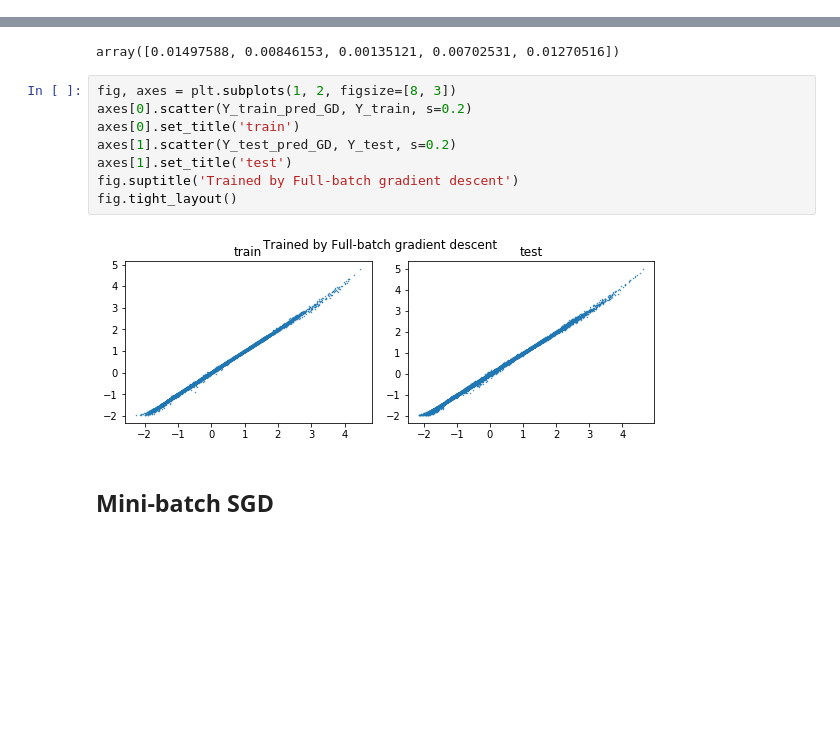
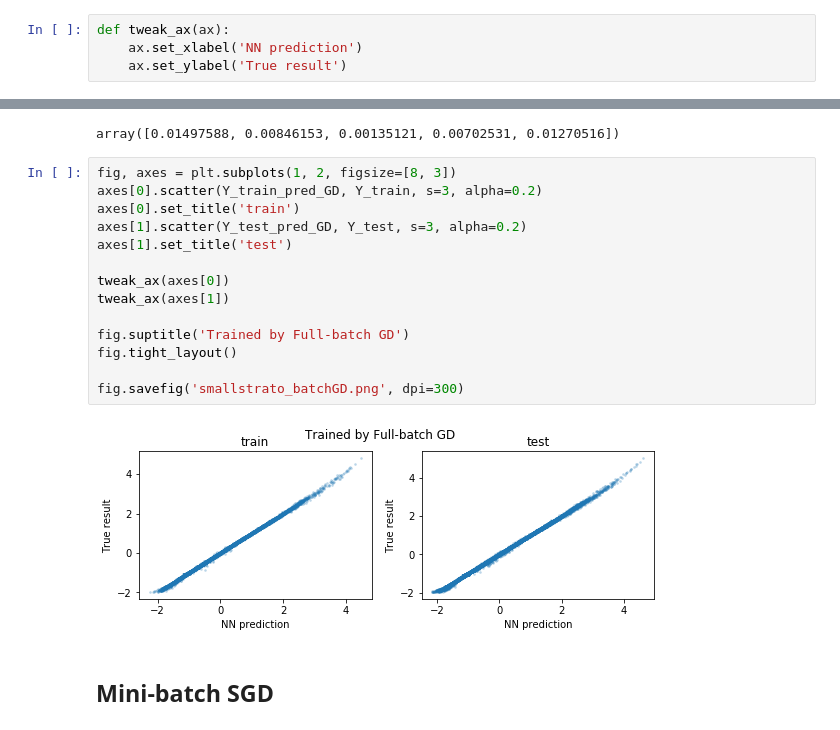
Before and after one commit to JiaweiZhuang/KPP, a Jupyter notebook: my_tests/small_strato/for-final-report.ipynb, the cells around one changed output, grey strips where cells are left out. Cells and saved outputs as stored; diff of their text form; blank space fills up the shorter version.

```diff
--- a/my_tests/small_strato/for-final-report.ipynb
+++ b/my_tests/small_strato/for-final-report.ipynb
@@ -303,5 +305,9 @@ y2_test_pred.shape
 error_norm(y2_test_pred, y2_test) # test error is only ~0.1%
 # %% [output]
 array([0.00254496, 0.00178141, 0.00025947, 0.0015619 , 0.00174753])
+# %%
+def tweak_ax(ax):
+    ax.set_xlabel('NN prediction')
+    ax.set_ylabel('True result')
 # %%
 fig, axes = plt.subplots(1, 2, figsize=[8, 3])
@@ -374,14 +385,20 @@ error_norm(normalizer.inverse_transform(Y_test_pred_GD), y2_test)
 array([0.01497588, 0.00846153, 0.00135121, 0.00702531, 0.01270516])
 # %%
 fig, axes = plt.subplots(1, 2, figsize=[8, 3])
-axes[0].scatter(Y_train_pred_GD, Y_train, s=0.2)
+axes[0].scatter(Y_train_pred_GD, Y_train, s=3, alpha=0.2)
 axes[0].set_title('train')
-axes[1].scatter(Y_test_pred_GD, Y_test, s=0.2)
+axes[1].scatter(Y_test_pred_GD, Y_test, s=3, alpha=0.2)
 axes[1].set_title('test')
-fig.suptitle('Trained by Full-batch gradient descent')
+
+tweak_ax(axes[0])
+tweak_ax(axes[1])
+
+fig.suptitle('Trained by Full-batch GD')
 fig.tight_layout()
+
+fig.savefig('smallstrato_batchGD.png', dpi=300)
 # %% [output]
-[figure, old version]
+[figure, new version]
 # %% [markdown]
 ## Mini-batch SGD
 # %%
```
Also changed, not shown: parts of 16 cells of this notebook.
